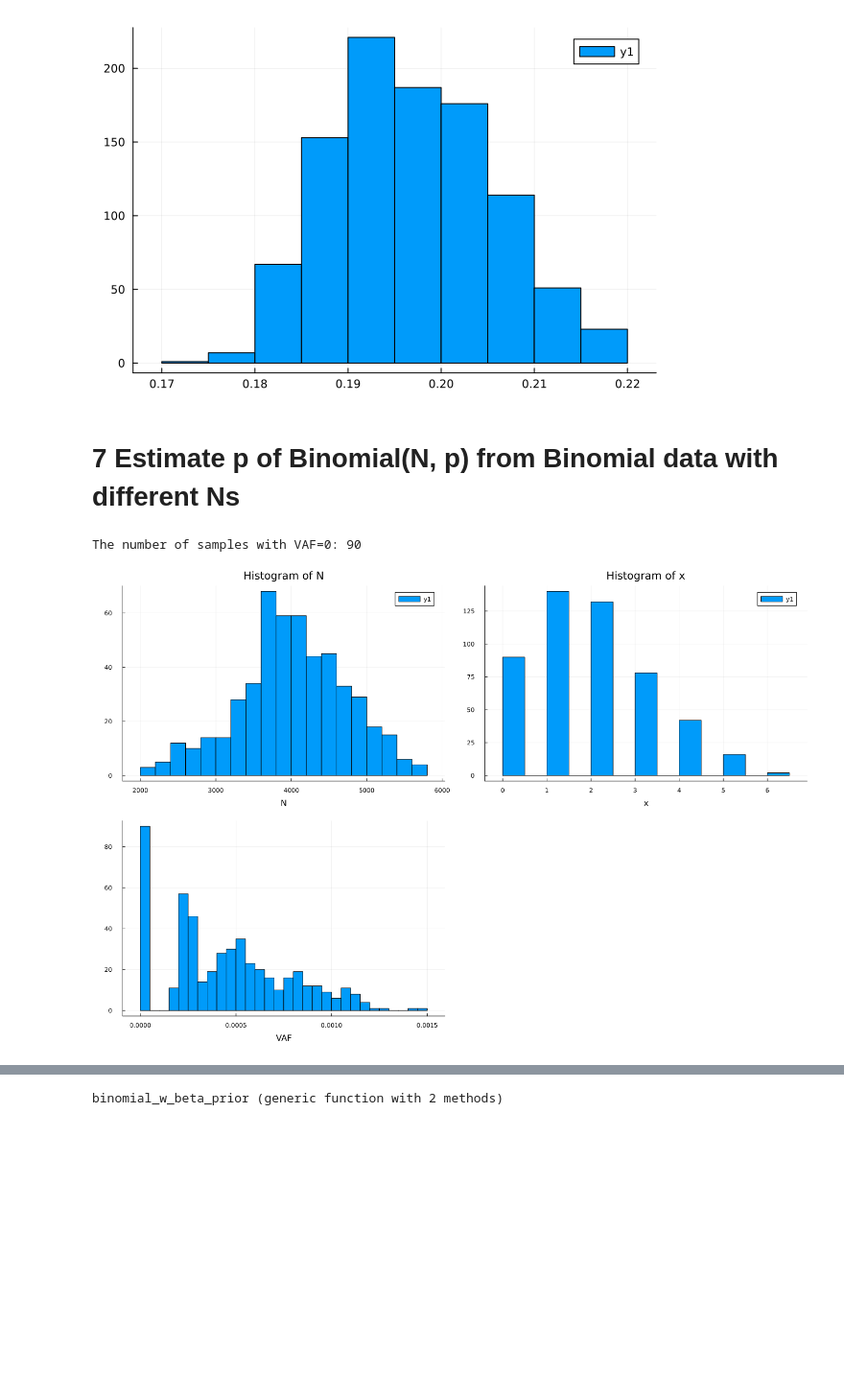
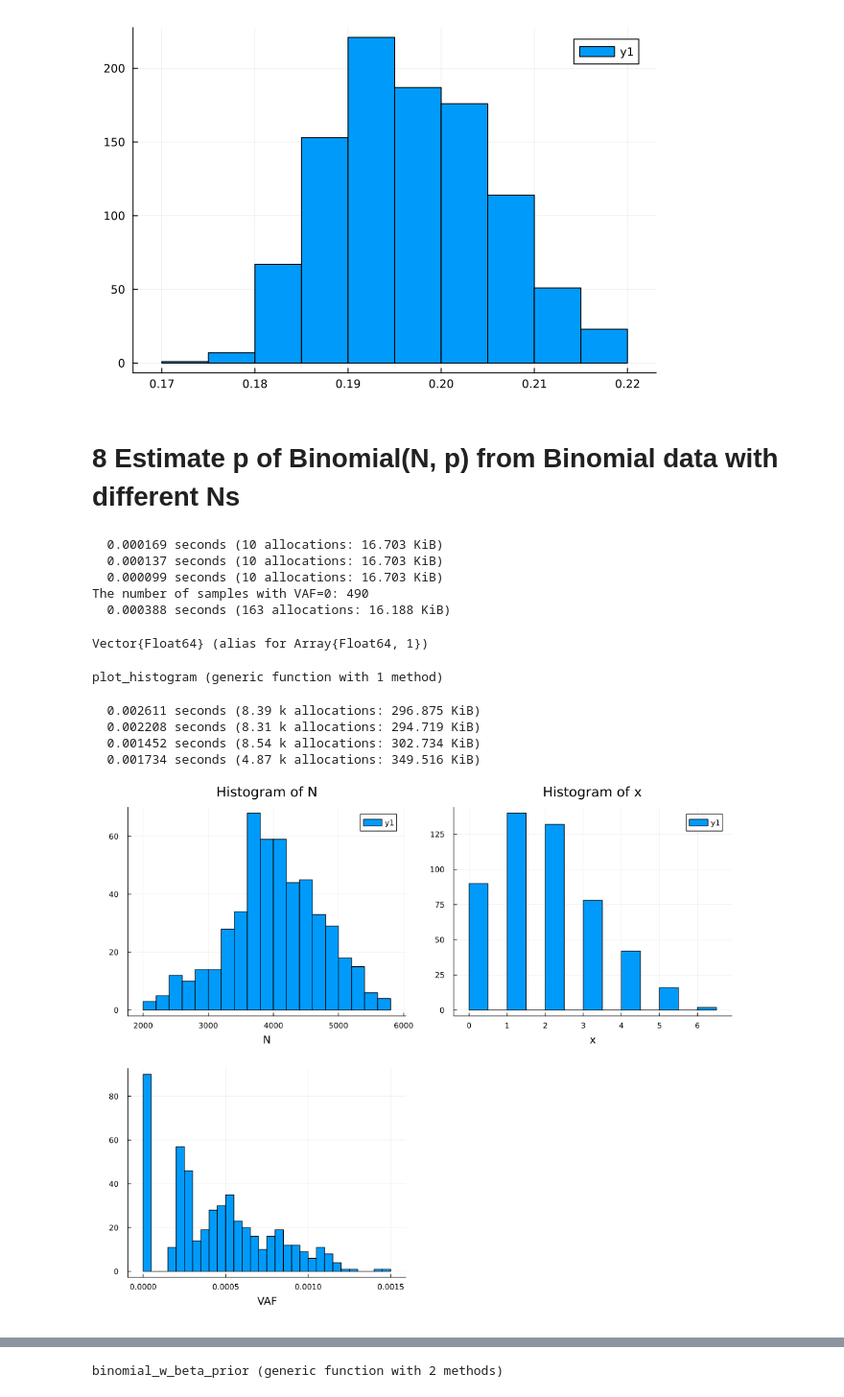
Before and after one commit to polyactis/julia-prob-programming, a Jupyter notebook: Turing-Quickstart-Beta-Bernoulli.ipynb, the cells around one changed output, grey strips where cells are left out. Shown at 96% size. Saved outputs shown, nothing was run; the diff lists cells and outputs as text; code cells hidden in the pictures; blank space fills up the shorter version.

```diff
--- a/Turing-Quickstart-Beta-Bernoulli.ipynb
+++ b/Turing-Quickstart-Beta-Bernoulli.ipynb
@@ -464,36 +464,57 @@ histogram(chain_with_gamma_and_beta_prior[:p])
 # %% [output]
 [figure]
 # %% [markdown]
-# 7 Estimate p of Binomial(N, p) from Binomial data with different Ns
+# 8 Estimate p of Binomial(N, p) from Binomial data with different Ns
 # %%
-# Generate synthetic data with known parameters
-Random.seed!(10)
+function simulate_data(p::Float64, cov_mean::Int=4000, cov_std::Int=700, no_of_samples::Int=500)
+    # Generate synthetic data with known parameters
+    # cov_mean, cov_std are the parameters for the normal distribution.
 
-# Define the parameters for the normal distribution
-center = 4000
-std_dev = 700
+    # fix the seed
+    Random.seed!(10)
+    # Create a normal distribution centered around 4000
+    cov_dist = Normal(cov_mean, cov_std)
 
-# Create a normal distribution centered around 4000
-cov_dist = Normal(center, std_dev)
+    # Sample an integer coverage vector from the distribution
+    N_v = round.(rand(cov_dist, no_of_samples))
 
-# Sample a single integer from the distribution
-no_of_samples = 500
-N_v = round.(rand(cov_dist, no_of_samples))
+    x_v = zeros(Int, length(N_v))
+    for (i, N) in enumerate(N_v)
+        x_v[i] = rand(Binomial(N, p) )
+    end
+    vaf_v = x_v./N_v
+    return N_v, x_v, vaf_v
+end
 
-p = 0.0005
-x_v = zeros(Int, length(N_v))
-for (i, N) in enumerate(N_v)
-    x_v[i] = rand(Binomial(N, p) )
-end
-vaf_v = x_v./N_v
-println("The number of samples with VAF=0: ", sum(vaf_v.==0) )
+@time N_v, x_v, vaf_v = simulate_data(0.0005)
+@time N_v_005, x_v_005, vaf_v_005 = simulate_data(0.005)
+@time N_v_00001, x_v_00001, vaf_v_00001 = simulate_data(0.00001)
+
+@time println("The number of samples with VAF=0: ", sum(vaf_v_00001.==0) )
 # %% [output]
-The number of samples with VAF=0: 90
+  0.000169 seconds (10 allocations: 16.703 KiB)
+  0.000137 seconds (10 allocations: 16.703 KiB)
+  0.000099 seconds (10 allocations: 16.703 KiB)
+The number of samples with VAF=0: 490
+  0.000388 seconds (163 allocations: 16.188 KiB)
+# %%
+typeof(vaf_v)
+# %% [output]
+Vector{Float64} (alias for Array{Float64, 1})
 # %%
-h1 = histogram(N_v, title="Histogram of N", xaxis="N")
-h2 = histogram(x_v, title="Histogram of x", xaxis="x")
-h_of_vaf_v = histogram(vaf_v, xaxis="VAF", bins=30, legend=false)
-
-plot(h1, h2, h_of_vaf_v, layout=(2,2), left_margin=5*Plots.mm, bottom_margin=5*Plots.mm, size=(1400,930) )
+function plot_histogram(N_v::Vector{Float64}, x_v::Vector{Int64}, vaf_v::Vector{Float64}, p::Float64)
+    @time h1 = histogram(N_v, title="Histogram of N", xaxis="N")
+    @time h2 = histogram(x_v, title="Histogram of x", xaxis="x")
+    @time h_of_vaf_v = histogram(vaf_v, xaxis="VAF", bins=30, legend=false)
+    @time plot(h1, h2, h_of_vaf_v, layout=(2,2), left_margin=5*Plots.mm, bottom_margin=5*Plots.mm, size=(1000,830) )
+end
 # %% [output]
-[figure, removed]
+plot_histogram (generic function with 1 method)
+# %%
+plot_histogram(N_v, x_v, vaf_v, 0.0005)
+# %% [output]
+  0.002611 seconds (8.39 k allocations: 296.875 KiB)
+  0.002208 seconds (8.31 k allocations: 294.719 KiB)
+  0.001452 seconds (8.54 k allocations: 302.734 KiB)
+  0.001734 seconds (4.87 k allocations: 349.516 KiB)
+[figure, added]
```
Also changed, not shown: parts of 29 cells of this notebook.
